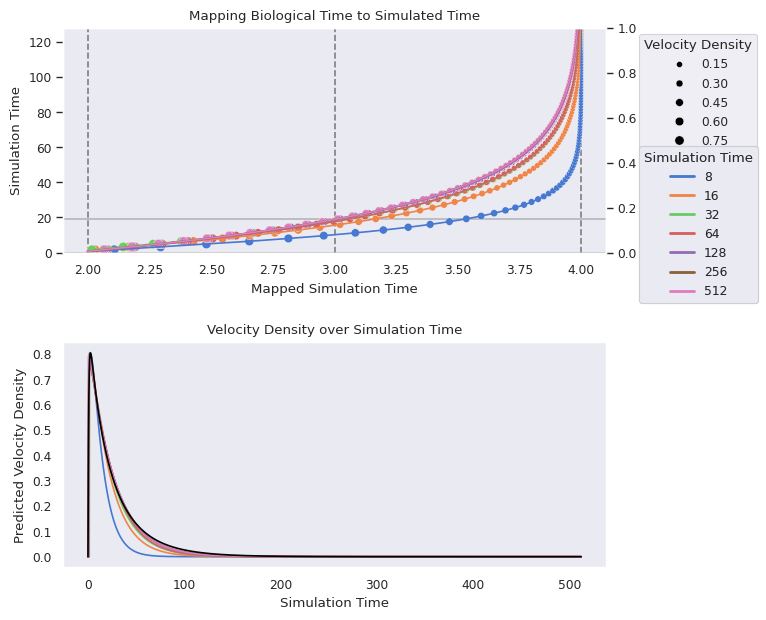
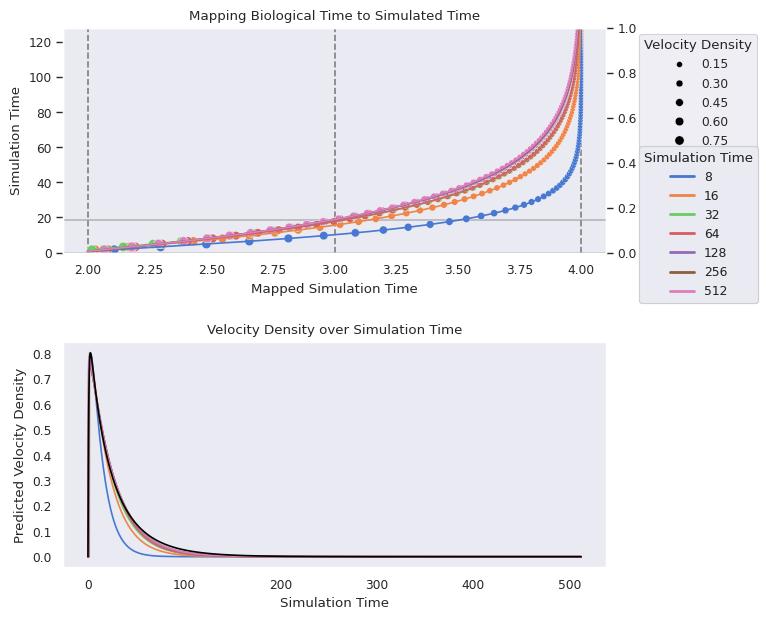
Code edit (unified diff) that turned the first committed figure into the second:
--- before
+++ after
@@ -93,3 +93,6 @@
     color='black',
     ax=ax)
-ax.set_title('Velocity Density over Simulation Time');
+ax.set_title('Velocity Density over Simulation Time')
+
+# Save plot
+fig.savefig('../plots/flysta/Time_Mapping.pdf', bbox_inches='tight')

Commit: New evaluations, new and modified figures, additional comparisons